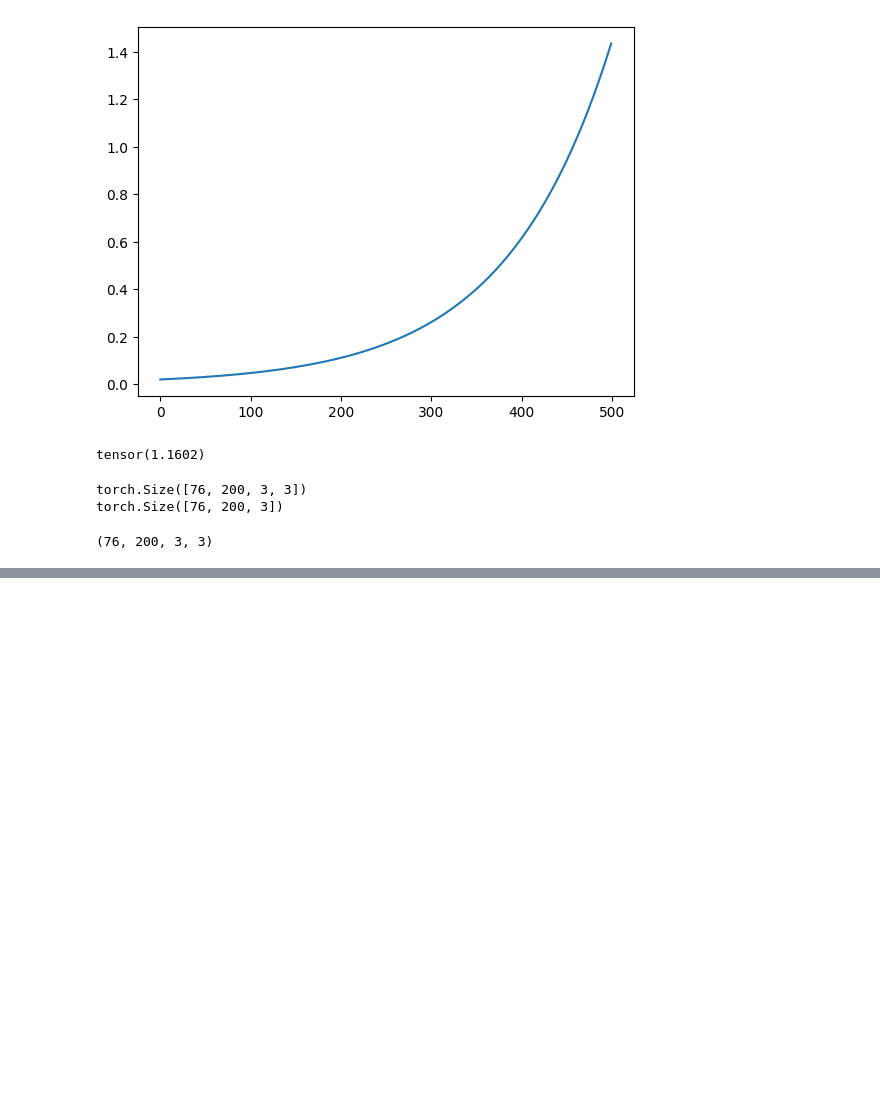
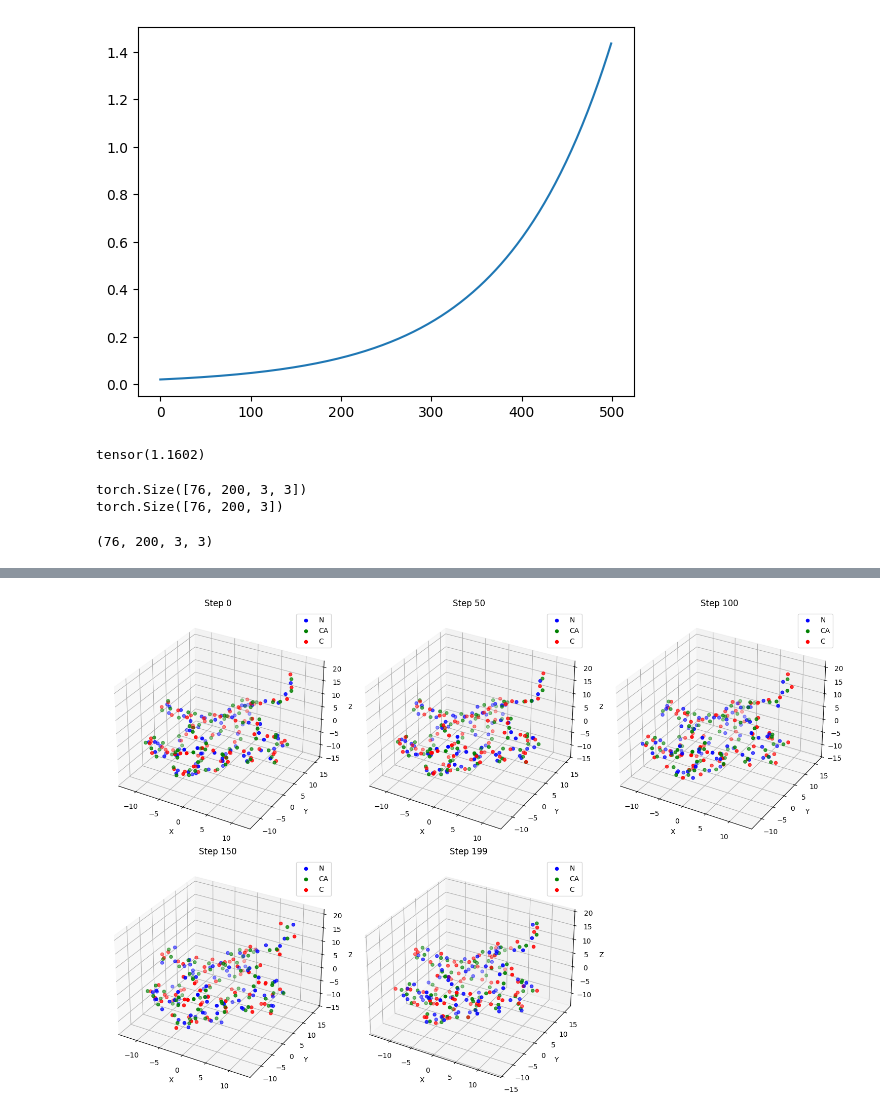
Before and after one commit to Xyunyao/RFDiffusion_breakdown, a Jupyter notebook: RF_test.ipynb, the cells around one changed output, grey strips where cells are left out. Cells and saved outputs as stored; diff of their text form; code cells hidden in the pictures; blank space fills up the shorter version.

```diff
--- a/RF_test.ipynb
+++ b/RF_test.ipynb
@@ -193,0 +289,38 @@ print(diffused_frame_crds.shape)
+# %%
+#Now visualize the rotation diffusion
+import numpy as np
+import matplotlib.pyplot as plt
+from mpl_toolkits.mplot3d import Axes3D
+
+# Step indexes you want to visualize
+step_indexes = [0, 50, 100, 150, 199]  # You can change this
+
+# Set up subplots
+n_steps = len(step_indexes)
+cols = min(n_steps, 3)
+rows = (n_steps + cols - 1) // cols
+
+fig = plt.figure(figsize=(5 * cols, 5 * rows))
+
+for i, step_index in enumerate(step_indexes):
+    coords = diffused_frame_crds[:, step_index, :, :]  # shape: [res_num, 3, 3]
+
+    N_coords = coords[:, 0, :]   # N atoms
+    CA_coords = coords[:, 1, :]  # CA atoms
+    C_coords = coords[:, 2, :]   # C atoms
+
+    ax = fig.add_subplot(rows, cols, i + 1, projection='3d')
+    ax.scatter(N_coords[:, 0], N_coords[:, 1], N_coords[:, 2], color='blue', label='N', s=20)
+    ax.scatter(CA_coords[:, 0], CA_coords[:, 1], CA_coords[:, 2], color='green', label='CA', s=20)
+    ax.scatter(C_coords[:, 0], C_coords[:, 1], C_coords[:, 2], color='red', label='C', s=20)
+
+    ax.set_title(f"Step {step_index}")
+    ax.set_xlabel("X")
+    ax.set_ylabel("Y")
+    ax.set_zlabel("Z")
+    ax.legend()
+
+plt.tight_layout()
+plt.show()
+# %% [output]
+[figure, added]
```
Also changed, not shown: parts of 12 cells of this notebook.
